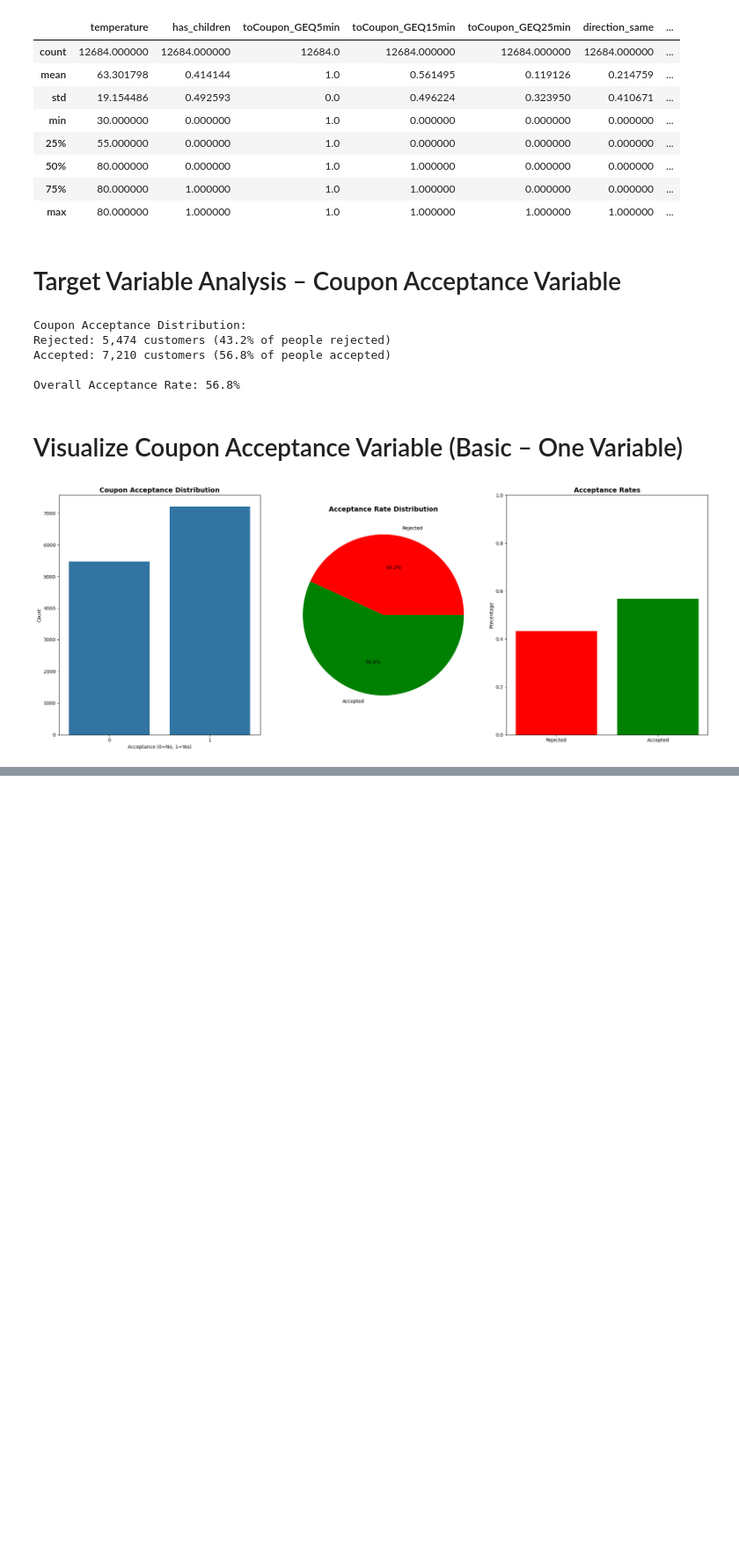
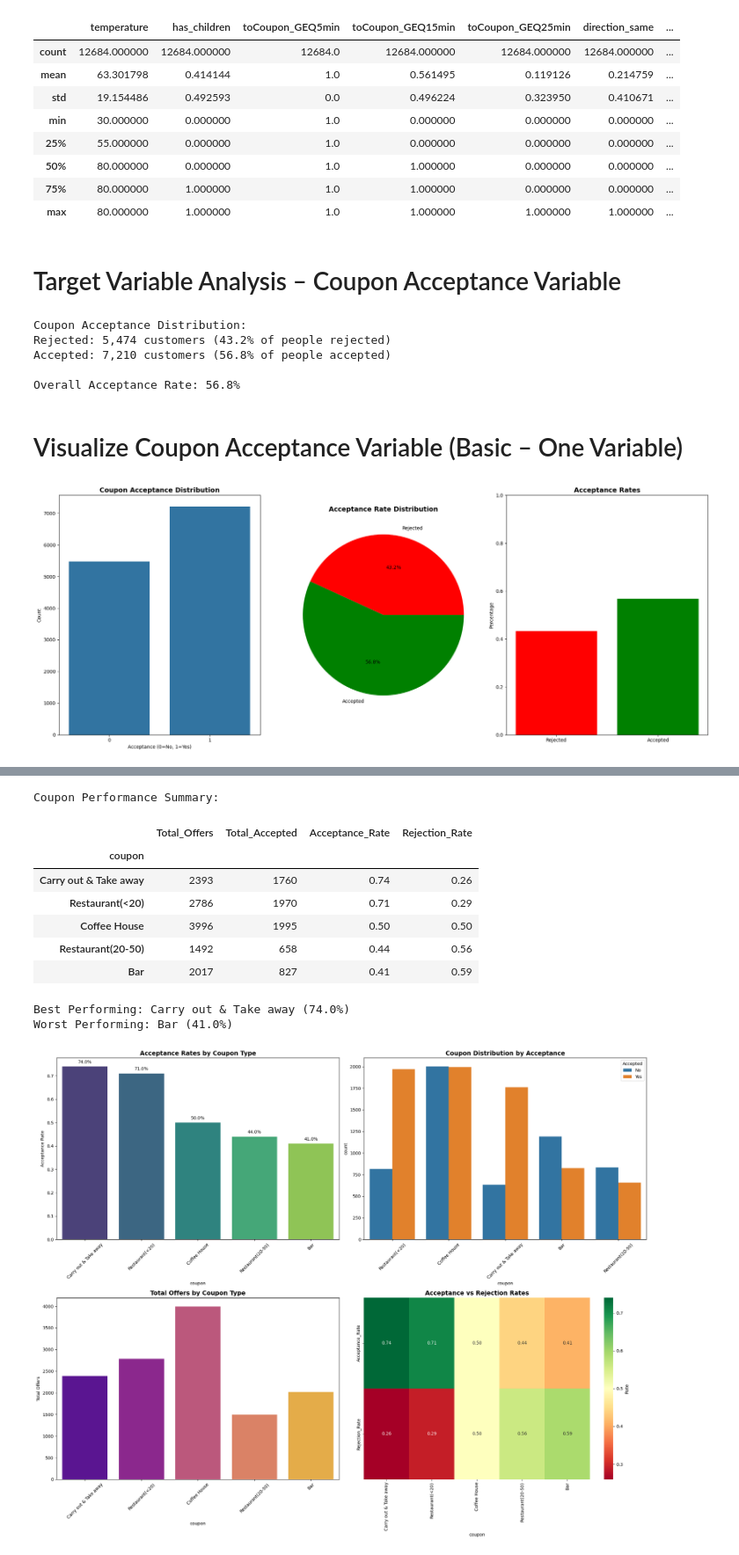
Before and after one commit to ricochetventures/coupon, a Jupyter notebook: coupon_acceptance_analysis.ipynb, the cells around one changed output, grey strips where cells are left out. Shown: that part at 88% size. Saved outputs shown, nothing was run; the diff lists cells and outputs as text; code cells hidden in the pictures; blank space fills up the shorter version.

Commit message:
added coupon analysis and seaborn charts

```diff
--- a/coupon_acceptance_analysis.ipynb
+++ b/coupon_acceptance_analysis.ipynb
@@ -156,2 +158,82 @@ plt.show()
 # %%
 # Coupon Type Analysis
+
+# Analyze acceptance by coupon type
+# Groups the dataframe by coupon types
+# .Agg will calculate 3 stats on the 'Y' column
+coupon_stats = df.groupby('coupon').agg({
+    'Y': ['count', 'sum', 'mean']
+}).round(2)
+
+# Rename columns
+coupon_stats.columns = ['Total_Offers', 'Total_Accepted', 'Acceptance_Rate']
+
+# Sort
+coupon_stats = coupon_stats.sort_values('Acceptance_Rate', ascending=False)
+
+# Calculate rejection rate
+coupon_stats['Rejection_Rate'] = 1 - coupon_stats['Acceptance_Rate']
+
+print("Coupon Performance Summary:")
+display(coupon_stats)
+
+# Find the best and worst performing coupons
+best_coupon = coupon_stats.index[0]
+worst_coupon = coupon_stats.index[-1]
+performance_gap = coupon_stats.iloc[0]['Acceptance_Rate'] - coupon_stats.iloc[-1]['Acceptance_Rate']
+
+print(f"Best Performing: {best_coupon} ({coupon_stats.iloc[0]['Acceptance_Rate']:.1%})")
+print(f"Worst Performing: {worst_coupon} ({coupon_stats.iloc[-1]['Acceptance_Rate']:.1%})")
+
+# Visualize coupon performance
+
+# Setup the canvase
+fig, axes = plt.subplots(2, 2, figsize=(20,16))
+
+# Acceptance rates by coupon type
+
+# Converts the index (coupon names) back to a regular column
+# coupon_stats_reset = coupon_stats.reset_index()
+
+sns.barplot(data=coupon_stats, x='coupon', y='Acceptance_Rate',
+           palette='viridis', ax=axes[0,0])
+axes[0,0].set_title('Acceptance Rates by Coupon Type', fontsize=14, fontweight='bold')
+axes[0,0].set_ylabel('Acceptance Rate')
+axes[0,0].tick_params(axis='x', rotation=45)
+for i, v in enumerate(coupon_stats['Acceptance_Rate']):
+    axes[0,0].text(i, v + 0.01, f'{v:.1%}', ha='center', va='bottom')
+
+# Count plot with acceptance
+sns.countplot(data=df, x='coupon', hue='Y', ax=axes[0,1])
+axes[0,1].set_title('Coupon Distribution by Acceptance', fontsize=14, fontweight='bold')
+axes[0,1].tick_params(axis='x', rotation=45)
+axes[0,1].legend(title='Accepted', labels=['No', 'Yes'])
+
+# Total offers comparison
+sns.barplot(data=coupon_stats, x='coupon', y='Total_Offers',
+           palette='plasma', ax=axes[1,0])
+axes[1,0].set_title('Total Offers by Coupon Type', fontsize=14, fontweight='bold')
+axes[1,0].set_ylabel('Total Offers')
+axes[1,0].tick_params(axis='x', rotation=45)
+
+# Acceptance vs Rejection rates heatmap
+# Prepare data for heatmap. Transpose so that columns and rows are flipped.
+rates_for_heatmap = coupon_stats[['Acceptance_Rate', 'Rejection_Rate']].T
+sns.heatmap(rates_for_heatmap, annot=True, fmt='.2f', cmap='RdYlGn',
+           cbar_kws={'label': 'Rate'}, ax=axes[1,1])
+axes[1,1].set_title('Acceptance vs Rejection Rates', fontsize=14, fontweight='bold')
+
+plt.tight_layout()
+plt.show()
+# %% [output]
+Coupon Performance Summary:
+|  | Total_Offers | Total_Accepted | Acceptance_Rate | Rejection_Rate |
+| coupon |  |  |  |  |
+| Carry out & Take away | 2393 | 1760 | 0.74 | 0.26 |
+| Restaurant(<20) | 2786 | 1970 | 0.71 | 0.29 |
+| Coffee House | 3996 | 1995 | 0.50 | 0.50 |
+| Restaurant(20-50) | 1492 | 658 | 0.44 | 0.56 |
+| Bar | 2017 | 827 | 0.41 | 0.59 |
+Best Performing: Carry out & Take away (74.0%)
+Worst Performing: Bar (41.0%)
+[figure, added]
```
Also changed, not shown: parts of 1 cell of this notebook.
